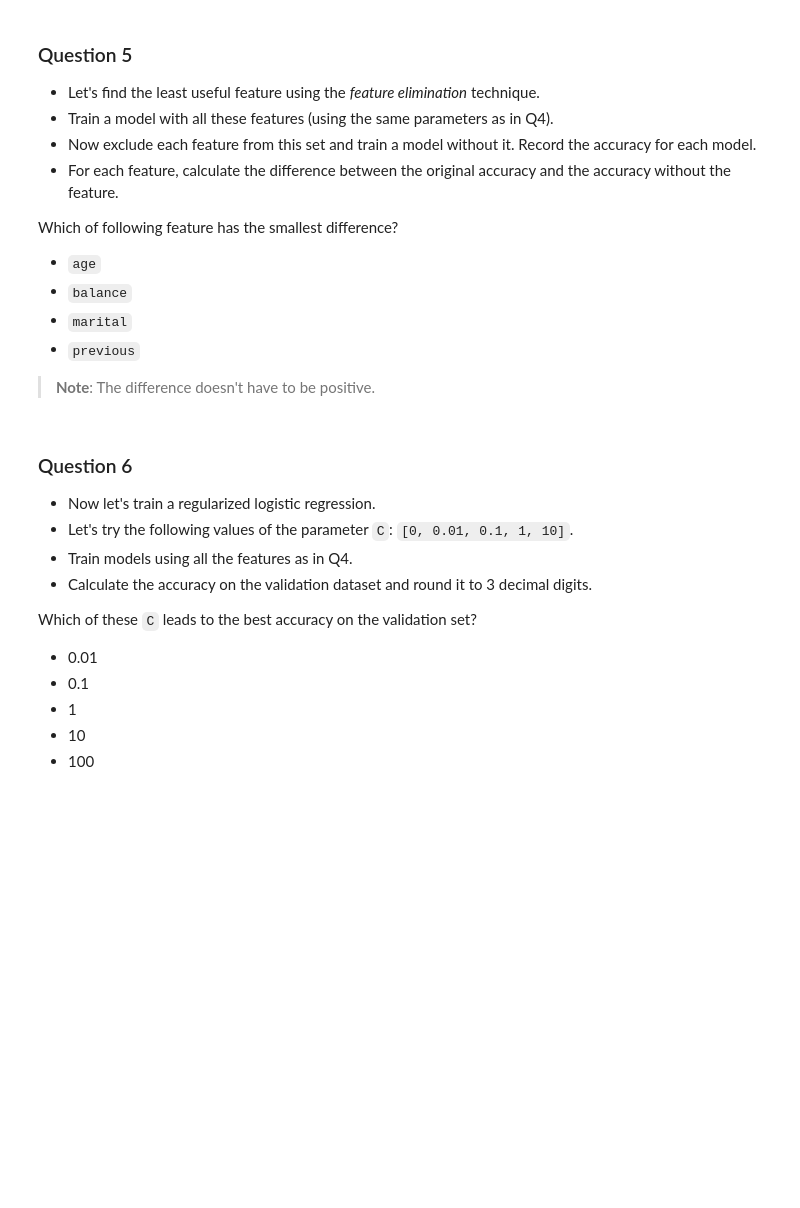
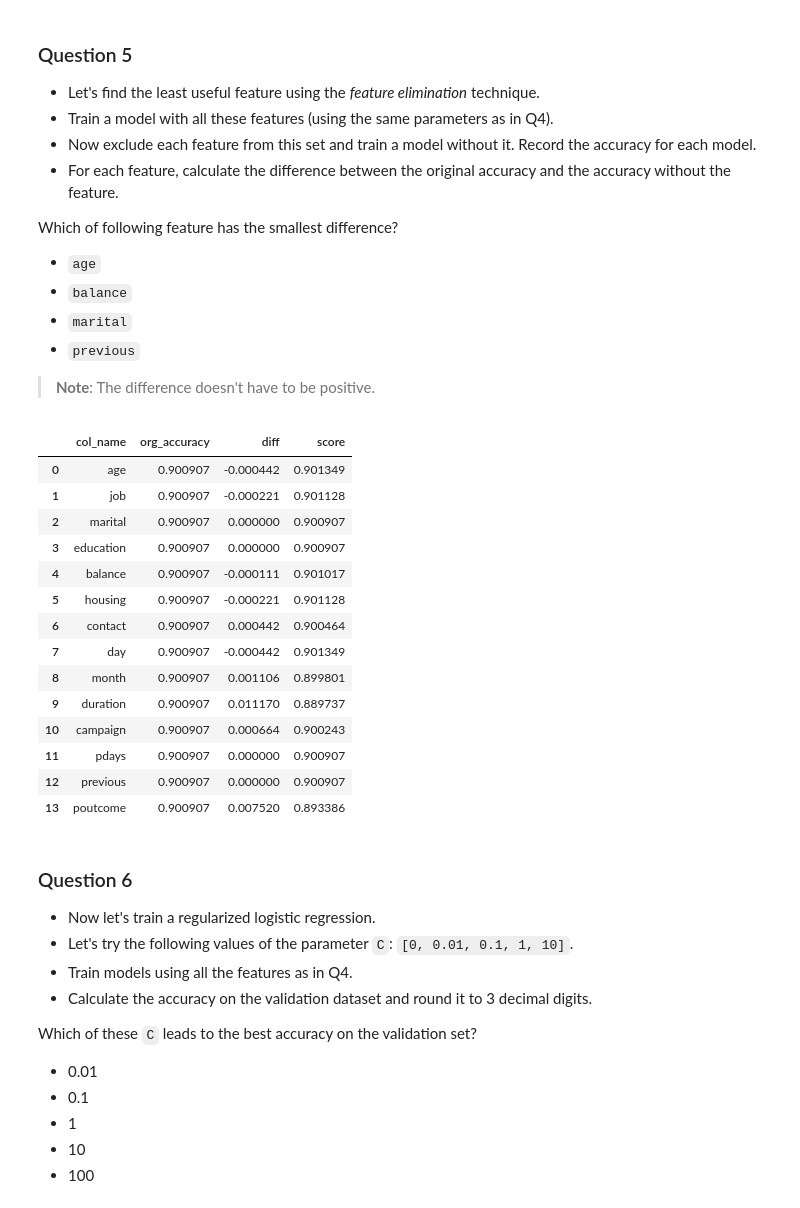
Before and after one commit to DRPproton/ml-zoomcamp_2024, a Jupyter notebook: week-3/homework3.ipynb, the cells around one changed output. Cells and saved outputs as stored; diff of their text form; code cells hidden in the pictures; blank space fills up the shorter version.

```diff
--- a/week-3/homework3.ipynb
+++ b/week-3/homework3.ipynb
@@ -279,7 +279,8 @@ y_pred = lr.predict_proba(X_val_dv)[:, 1]
 # %%
 from sklearn.metrics import accuracy_score
 # %%
-accuracy_score(y_val, (y_pred > 0.5).astype(int))
+org_accuracy = accuracy_score(y_val, (y_pred > 0.5).astype(int))
+org_accuracy
 # %% [output]
 0.9009068790090687
 # %% [markdown]
@@ -298,6 +299,50 @@ Which of following feature has the smallest difference?
 - `previous`
 
 > **Note**: The difference doesn't have to be positive.
+# %%
+all_cols = list(X_train.columns)
+# %%
+res = []
+
+for col in all_cols:
+    features =  all_cols.copy()
+    features.remove(col)
+
+    dv = DictVectorizer(sparse=False)
+
+    train_dict = X_train[features].to_dict(orient='records')
+    X_train_dv = dv.fit_transform(train_dict)
+
+    val_dict = X_val[features].to_dict(orient='records')
+    X_val_dv = dv.transform(val_dict)
+
+    lr = LogisticRegression(solver='liblinear', C=1.0, max_iter=1000, random_state=42)
+    lr.fit(X_train_dv, y_train)
+
+    y_pred = lr.predict_proba(X_val_dv)[:, 1]
+
+    score = accuracy_score(y_val, (y_pred > 0.5).astype(int))
+
+    res.append((col, org_accuracy, org_accuracy-score, score))
+# %%
+df_score = pd.DataFrame(res, columns=['col_name', 'org_accuracy', 'diff', 'score'])
+df_score
+# %% [output]
+|  | col_name | org_accuracy | diff | score |
+| 0 | age | 0.900907 | -0.000442 | 0.901349 |
+| 1 | job | 0.900907 | -0.000221 | 0.901128 |
+| 2 | marital | 0.900907 | 0.000000 | 0.900907 |
+| 3 | education | 0.900907 | 0.000000 | 0.900907 |
+| 4 | balance | 0.900907 | -0.000111 | 0.901017 |
+| 5 | housing | 0.900907 | -0.000221 | 0.901128 |
+| 6 | contact | 0.900907 | 0.000442 | 0.900464 |
+| 7 | day | 0.900907 | -0.000442 | 0.901349 |
+| 8 | month | 0.900907 | 0.001106 | 0.899801 |
+| 9 | duration | 0.900907 | 0.011170 | 0.889737 |
+| 10 | campaign | 0.900907 | 0.000664 | 0.900243 |
+| 11 | pdays | 0.900907 | 0.000000 | 0.900907 |
+| 12 | previous | 0.900907 | 0.000000 | 0.900907 |
+| 13 | poutcome | 0.900907 | 0.007520 | 0.893386 |
 # %% [markdown]
 ### Question 6
 
```
